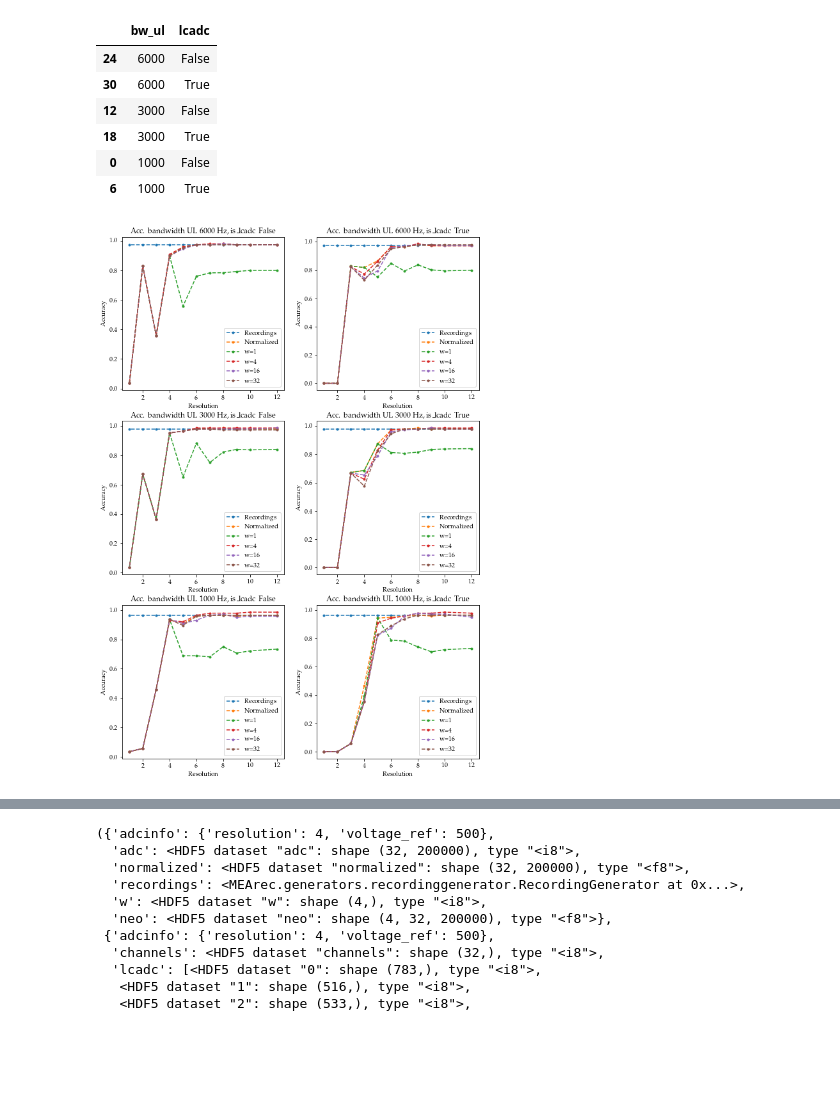
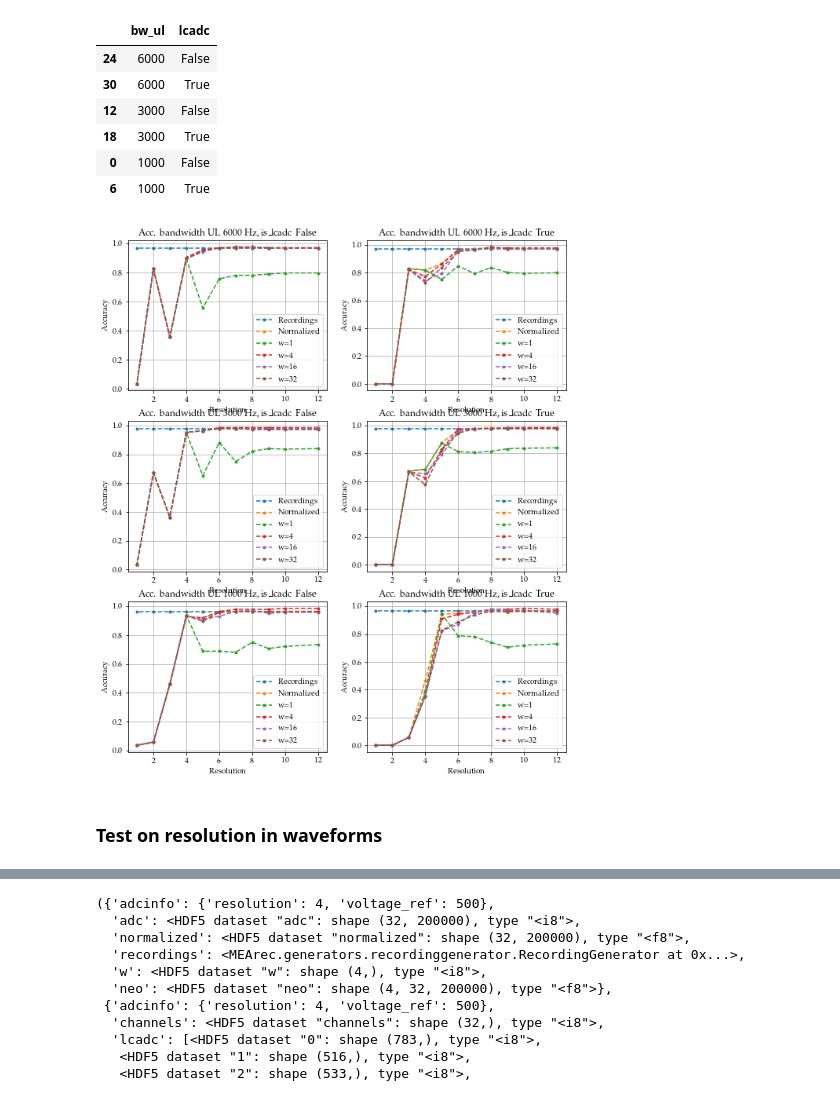
Before and after one commit to LuighiV/eapprocessor, a Jupyter notebook: notebooks/4_Plot_signals_results_consolidated.ipynb, the cells around one changed output, grey strips where cells are left out. Saved outputs shown, nothing was run; the diff lists cells and outputs as text; code cells hidden in the pictures; blank space fills up the shorter version.

```diff
--- a/notebooks/4_Plot_signals_results_consolidated.ipynb
+++ b/notebooks/4_Plot_signals_results_consolidated.ipynb
@@ -852,6 +857,7 @@ df.loc[df["type"]=="neo",("label")] = df.loc[df["type"]=="neo",("w")].apply(lamb
 # %%
 evaluations = df[((df["resolution"]==12) &
-                  (df["bw_ul"]==6000) & (df["fs"]==20000) &
+                  (df["bw_ul"]==6000) &
+                  (df["fs"]==20000) &
                   (df["noise_level"].isin([5,25])))]
 evaluations
 # %% [output]
@@ -962,5 +965,5 @@ import matplotlib.pyplot as plt
 # %%
-fig = plt.figure(figsize=(10,10))
+fig = plt.figure(figsize=(10,8))
 ax = fig.subplots(ncols=2,nrows=2)
 spiketrain= 8
 
@@ -968,7 +971,8 @@ for head, ax in zip(head_values.values.tolist(), ax.ravel()):
     sel = grouped.loc[(spiketrain,*head,)]
     for srow in sel.itertuples(index=False):
         ax.plot(srow.resolution, srow.max_accuracy, '.--',label=srow.label)
-    ax.legend()
+    ax.legend(loc="best")
+    ax.grid()
     ax.set_xlabel("Resolution")
     ax.set_ylabel("Accuracy")
     ax.set_title(f"Acc. noise level {head[0]} uV, is_lcadc {head[1]}")
@@ -1014,7 +1008,7 @@ grouped
 |  |  |  | 32 | w=32 | [0.05275779376498801, 0.049382716... | [6000, 3000, 1000] |
 240 rows × 3 columns
 # %%
-fig = plt.figure(figsize=(10,10))
+fig = plt.figure(figsize=(10,8))
 ax = fig.subplots(ncols=2,nrows=2)
 spiketrain= 8
 
@@ -1022,7 +1016,8 @@ for head, ax in zip(head_values.values.tolist(), ax.ravel()):
     sel = grouped.loc[(spiketrain,*head,)]
     for srow in sel.itertuples(index=False):
         ax.plot(srow.bw_ul, srow.max_accuracy, '.--',label=srow.label)
-    ax.legend()
+    ax.legend(loc="best")
+    ax.grid()
     ax.set_xlabel("Upper limit bandwidth")
     ax.set_ylabel("Accuracy")
     ax.set_title(f"Acc. noise level {head[0]} uV, is_lcadc {head[1]}")
@@ -1070,7 +1055,7 @@ grouped
 # %%
 head_values = grouped.loc[(8,)].reset_index()[["noise_level","lcadc"]].drop_duplicates()
 # %%
-fig = plt.figure(figsize=(10,10))
+fig = plt.figure(figsize=(10,8))
 ax = fig.subplots(ncols=2,nrows=2)
 spiketrain= 8
 
@@ -1078,7 +1063,8 @@ for head, ax in zip(head_values.values.tolist(), ax.ravel()):
     sel = grouped.loc[(spiketrain,*head,)]
     for srow in sel.itertuples(index=False):
         ax.plot(srow.fs, srow.max_accuracy, '.--',label=srow.label)
-    ax.legend()
+    ax.legend(loc="best")
+    ax.grid()
     ax.set_xlabel("Sampling frequency (Hz)")
     ax.set_ylabel("Accuracy")
     ax.set_title(f"Acc. noise level {head[0]} uV, is_lcadc {head[1]}")
@@ -1135,18 +1110,19 @@ head_values
 | 0 | 1000 | False |
 | 6 | 1000 | True |
 # %%
-fig = plt.figure(figsize=(10,15))
+fig = plt.figure(figsize=(10,12))
 ax = fig.subplots(ncols=2,nrows=3)
 spiketrain= 8
 noise_level= 5
 
 for head, ax in zip(head_values.values.tolist(), ax.ravel()):
     sel = grouped.loc[(spiketrain,noise_level, *head,)]
     for srow in sel.itertuples(index=False):
         ax.plot(srow.resolution, srow.max_accuracy, '.--',label=srow.label)
-    ax.legend()
+    ax.legend(loc="best")
+    ax.grid()
     ax.set_xlabel("Resolution")
     ax.set_ylabel("Accuracy")
     ax.set_title(f"Acc. bandwidth UL {head[0]} Hz, is_lcadc {head[1]}")
 # %% [output]
-[figure, old version]
+[figure, new version]
@@ -1153,3 +1131,5 @@ for head, ax in zip(head_values.values.tolist(), ax.ravel()):
+# %% [markdown]
+### Test on resolution in waveforms
 # %%
 res_test = evaluations.loc[(evaluations["noise_level"]==5) &
                 (evaluations["fs"]==20000)&
```
Also changed, not shown: parts of 28 cells of this notebook, 9 other files.
